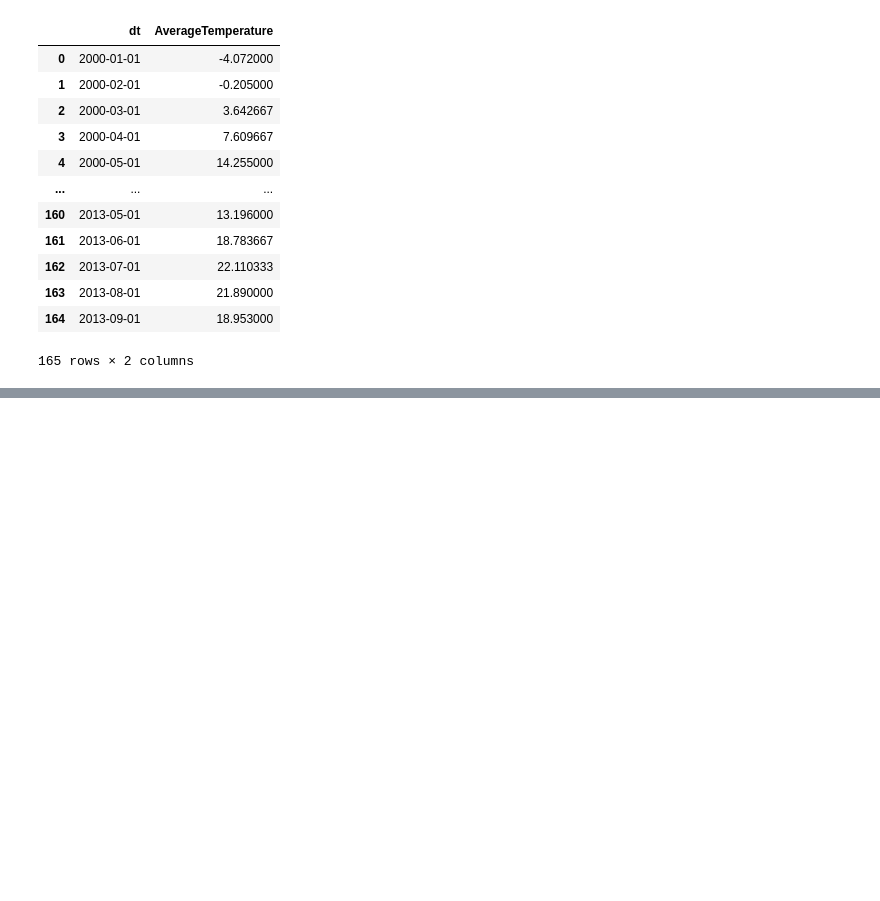
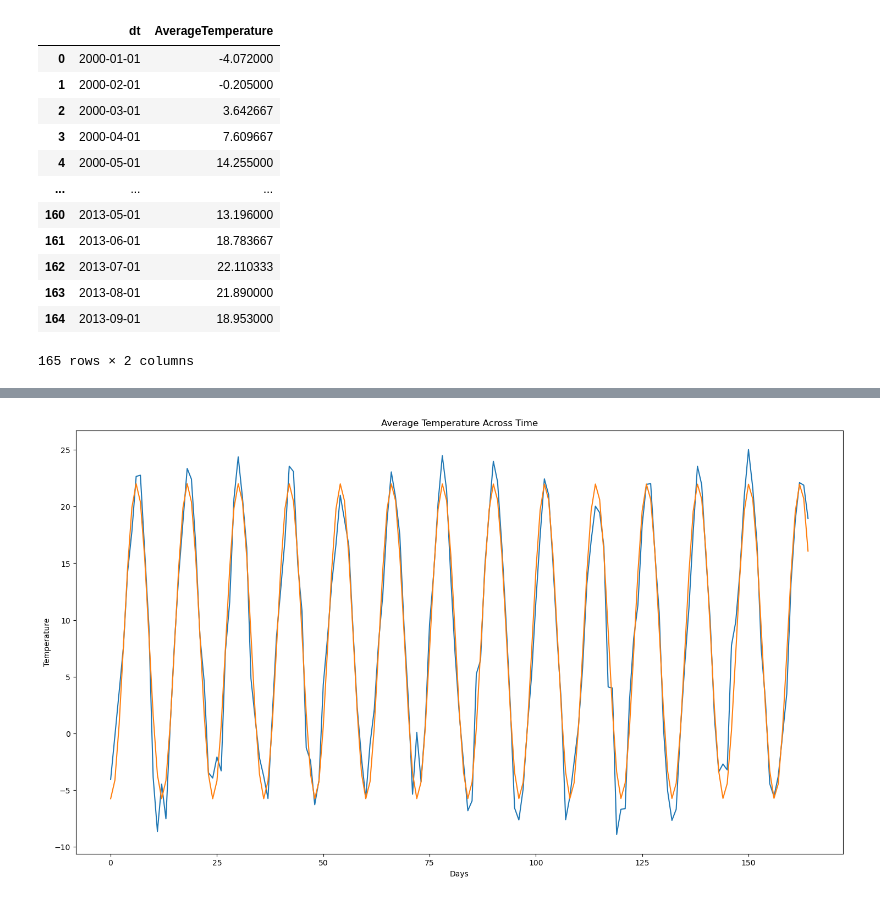
Before and after one commit to DeaconTCarreon/deacon_decal, a Jupyter notebook: homework9/homework9.ipynb, the cells around one changed output, grey strips where cells are left out. Cells and saved outputs as stored; diff of their text form; code cells hidden in the pictures; blank space fills up the shorter version.

```diff
--- a/homework9/homework9.ipynb
+++ b/homework9/homework9.ipynb
@@ -3,6 +3,9 @@ import numpy as np
 import pandas as pd
 import seaborn as sns
 import matplotlib.pyplot as plt
+import scipy.optimize as fit
+pi = np.pi
+from astropy.table import Table
 # %%
 # 1.1
 
@@ -58,0 +71,9 @@ avg_temps
+# %%
+# 1.4
+
+# sorted_temps['Day'] = sorted_temps['dt'].astype(int)
+# sorted_temps['Day'] = pd.to_numeric(sorted_temps['dt'])
+
+days = np.arange(0, len(avg_temps))
+avg_temps['Day'] = days
+avg_temps
@@ -58,0 +94,29 @@ avg_temps
+# %%
+# 1.5
+
+def f(x, a, b, c, d):
+    return a*np.sin(b*(x) + c) + d
+# %%
+# 1.6
+
+p0 = [22, 2*pi/12, -1*pi/2, 10]
+params, cov = fit.curve_fit(f, avg_temps['Day'], avg_temps['AverageTemperature'], p0)
+
+a = params[0]
+b = params[1]
+c = params[2]
+d = params[3]
+
+temp_est = f(avg_temps['Day'], a, b, c, d)
+# %%
+# 1.7
+
+plt.figure(figsize=(18,10))
+plt.plot(avg_temps['Day'], avg_temps['AverageTemperature'])
+plt.plot(avg_temps['Day'], temp_est)
+plt.xlabel('Days')
+plt.ylabel('Temperature')
+plt.title('Average Temperature Across Time')
+plt.show()
+# %% [output]
+[figure, added]
```
Also changed, not shown: parts of 6 cells of this notebook.
